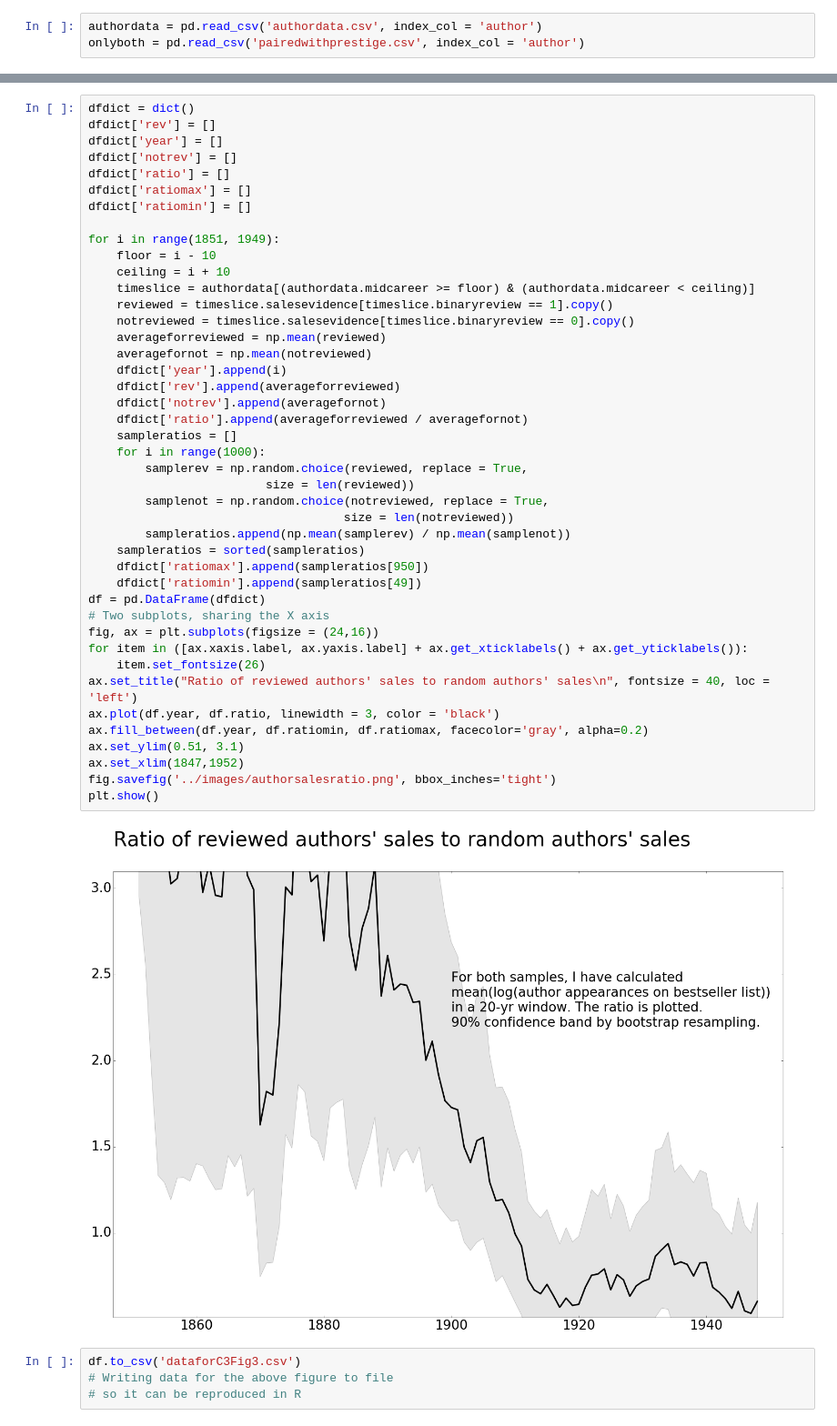
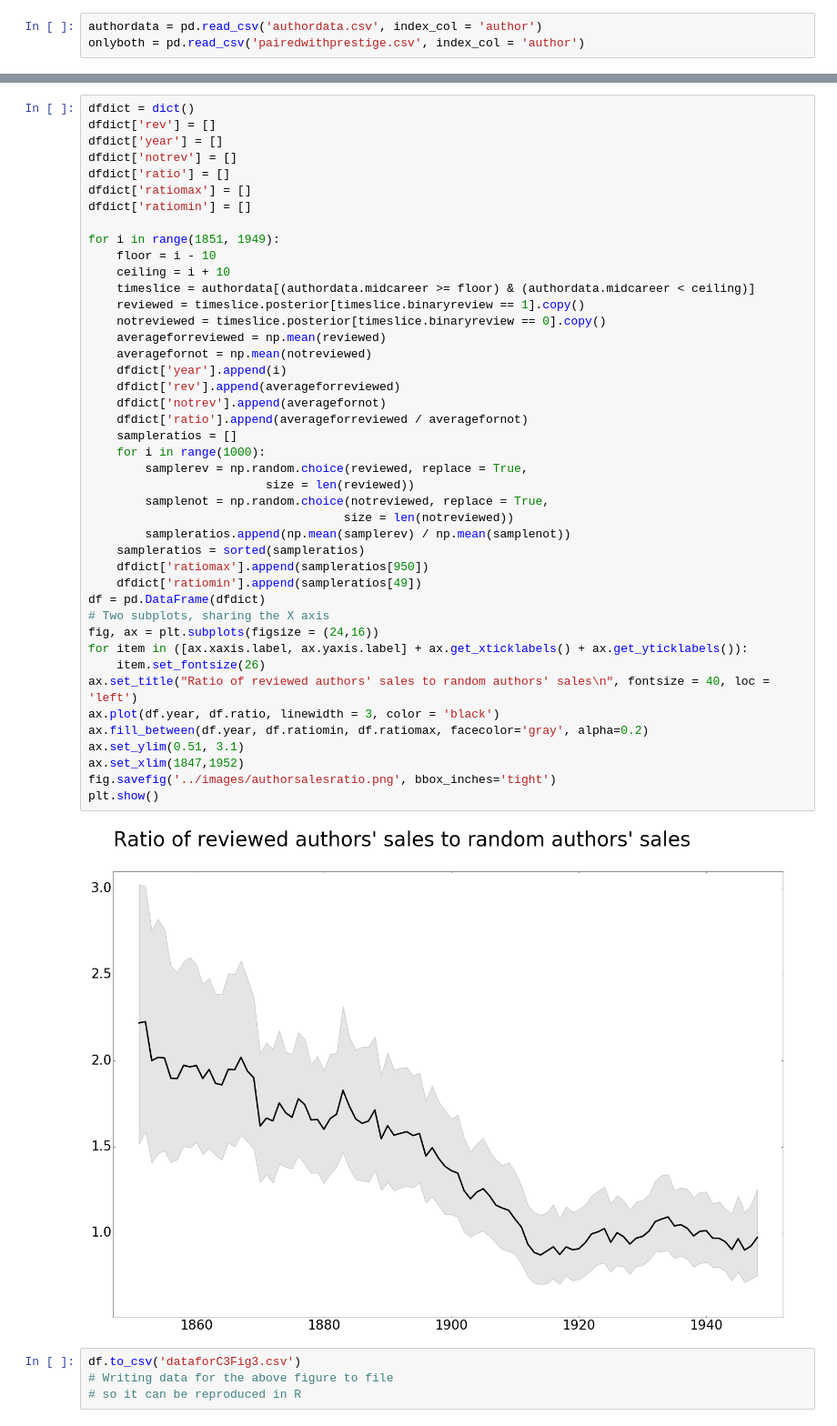
Before and after one commit to tedunderwood/horizon, a Jupyter notebook: chapter3/salesdata/other_visualizations.ipynb, the cells around one changed output, grey strips where cells are left out. Shown at 91% size. Drawn from its saved outputs; the diff is of its cells as text.

```diff
--- a/chapter3/salesdata/other_visualizations.ipynb
+++ b/chapter3/salesdata/other_visualizations.ipynb
@@ -135,38 +135,38 @@ for i in range(1851, 1949):
     floor = i - 10
     ceiling = i + 10
     timeslice = authordata[(authordata.midcareer >= floor) & (authordata.midcareer < ceiling)]
-    reviewed = timeslice.salesevidence[timeslice.binaryreview == 1].copy()
-    notreviewed = timeslice.salesevidence[timeslice.binaryreview == 0].copy()
+    reviewed = timeslice.posterior[timeslice.binaryreview == 1].copy()
+    notreviewed = timeslice.posterior[timeslice.binaryreview == 0].copy()
     averageforreviewed = np.mean(reviewed)
     averagefornot = np.mean(notreviewed)
     dfdict['year'].append(i)
     dfdict['rev'].append(averageforreviewed)
     dfdict['notrev'].append(averagefornot)
     dfdict['ratio'].append(averageforreviewed / averagefornot)
     sampleratios = []
     for i in range(1000):
         samplerev = np.random.choice(reviewed, replace = True,
                          size = len(reviewed))
         samplenot = np.random.choice(notreviewed, replace = True,
                                     size = len(notreviewed))
         sampleratios.append(np.mean(samplerev) / np.mean(samplenot))
     sampleratios = sorted(sampleratios)
     dfdict['ratiomax'].append(sampleratios[950])
     dfdict['ratiomin'].append(sampleratios[49])
 df = pd.DataFrame(dfdict)
 # Two subplots, sharing the X axis
 fig, ax = plt.subplots(figsize = (24,16))
 for item in ([ax.xaxis.label, ax.yaxis.label] + ax.get_xticklabels() + ax.get_yticklabels()):
     item.set_fontsize(26)
 ax.set_title("Ratio of reviewed authors' sales to random authors' sales\n", fontsize = 40, loc = 'left')
 ax.plot(df.year, df.ratio, linewidth = 3, color = 'black')
 ax.fill_between(df.year, df.ratiomin, df.ratiomax, facecolor='gray', alpha=0.2)
 ax.set_ylim(0.51, 3.1)
 ax.set_xlim(1847,1952)
 fig.savefig('../images/authorsalesratio.png', bbox_inches='tight')
 plt.show()
 # %% [output]
-[figure, old version]
+[figure, new version]
 # %%
 df.to_csv('dataforC3Fig3.csv')
 # Writing data for the above figure to file
```
Also changed, not shown: parts of 2 cells of this notebook, 2 other files.
